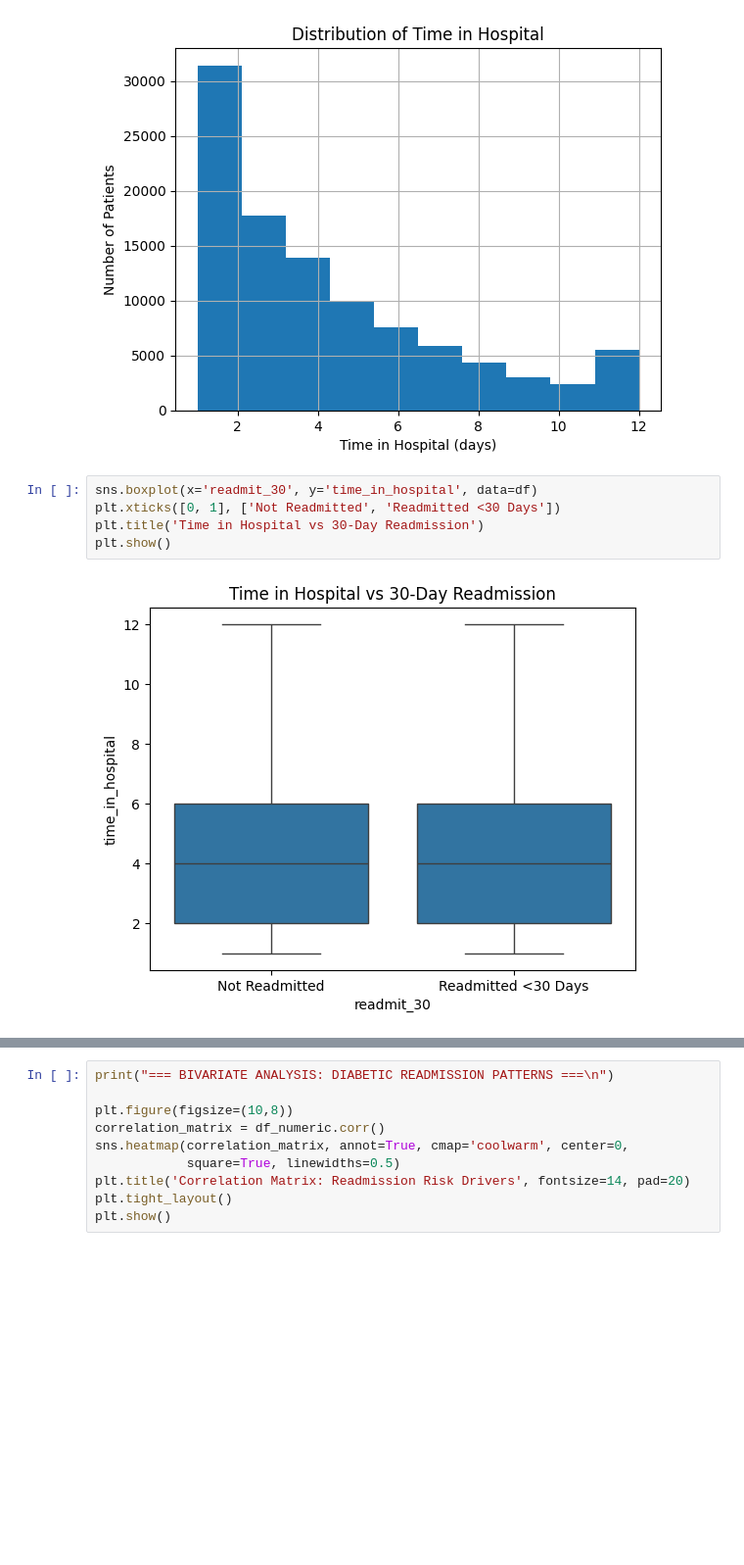
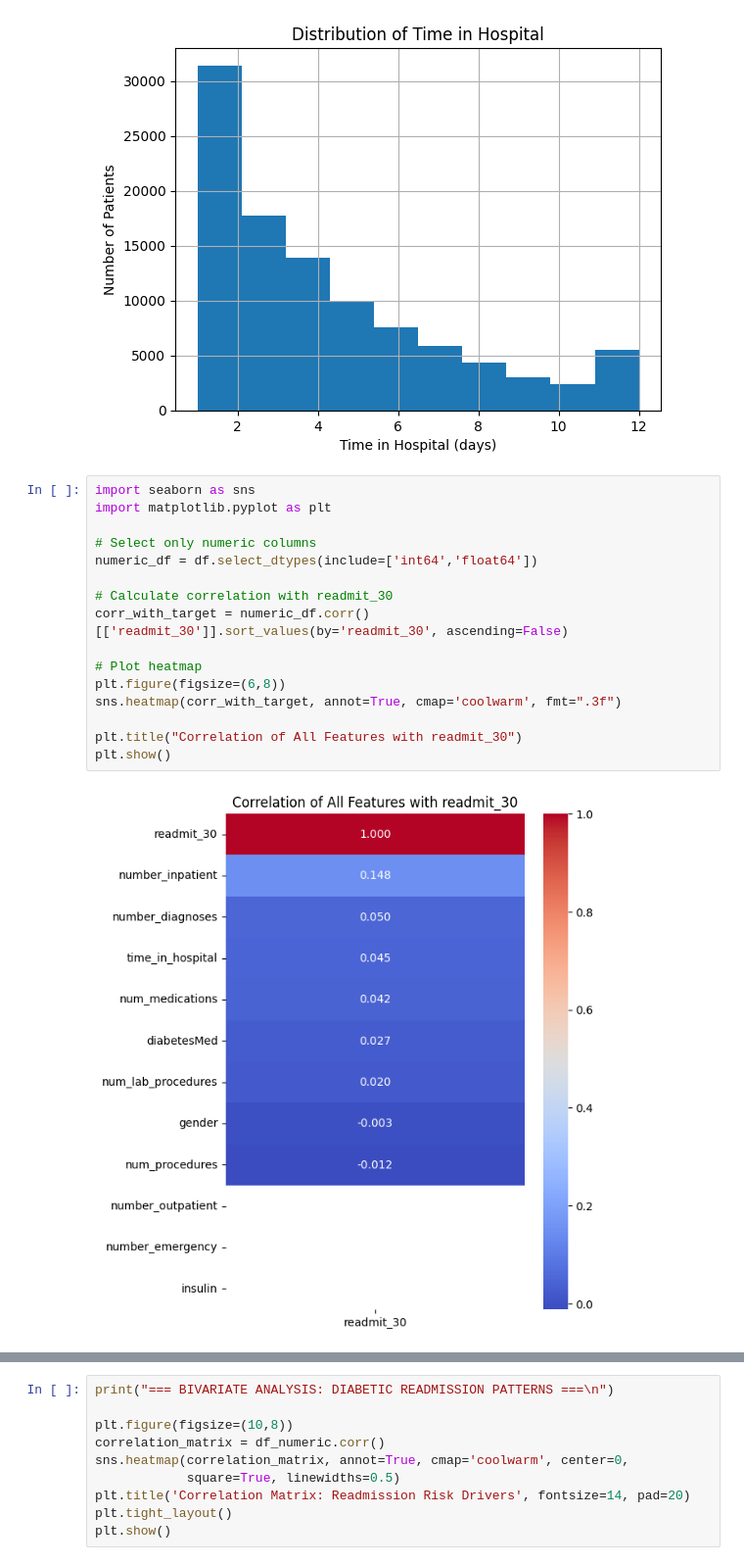
Before and after one commit to guru16-02/TEAM-17-24ADI204, a Jupyter notebook: dsv.ipynb, the cells around one changed output, grey strips where cells are left out. Shown at 98% size. Drawn from its saved outputs; the diff is of its cells as text; blank space fills up the shorter version.

```diff
--- a/dsv.ipynb
+++ b/dsv.ipynb
@@ -292,10 +304,21 @@ plt.title("Distribution of Time in Hospital")
 plt.show()
 # %% [output]
 [figure]
-# %%
-sns.boxplot(x='readmit_30', y='time_in_hospital', data=df)
-plt.xticks([0, 1], ['Not Readmitted', 'Readmitted <30 Days'])
-plt.title('Time in Hospital vs 30-Day Readmission')
-plt.show()
-# %% [output]
-[figure, removed]
+# %%
+import seaborn as sns
+import matplotlib.pyplot as plt
+
+# Select only numeric columns
+numeric_df = df.select_dtypes(include=['int64','float64'])
+
+# Calculate correlation with readmit_30
+corr_with_target = numeric_df.corr()[['readmit_30']].sort_values(by='readmit_30', ascending=False)
+
+# Plot heatmap
+plt.figure(figsize=(6,8))
+sns.heatmap(corr_with_target, annot=True, cmap='coolwarm', fmt=".3f")
+
+plt.title("Correlation of All Features with readmit_30")
+plt.show()
+# %% [output]
+[figure, added]
```
Also changed, not shown: parts of 15 cells of this notebook.
